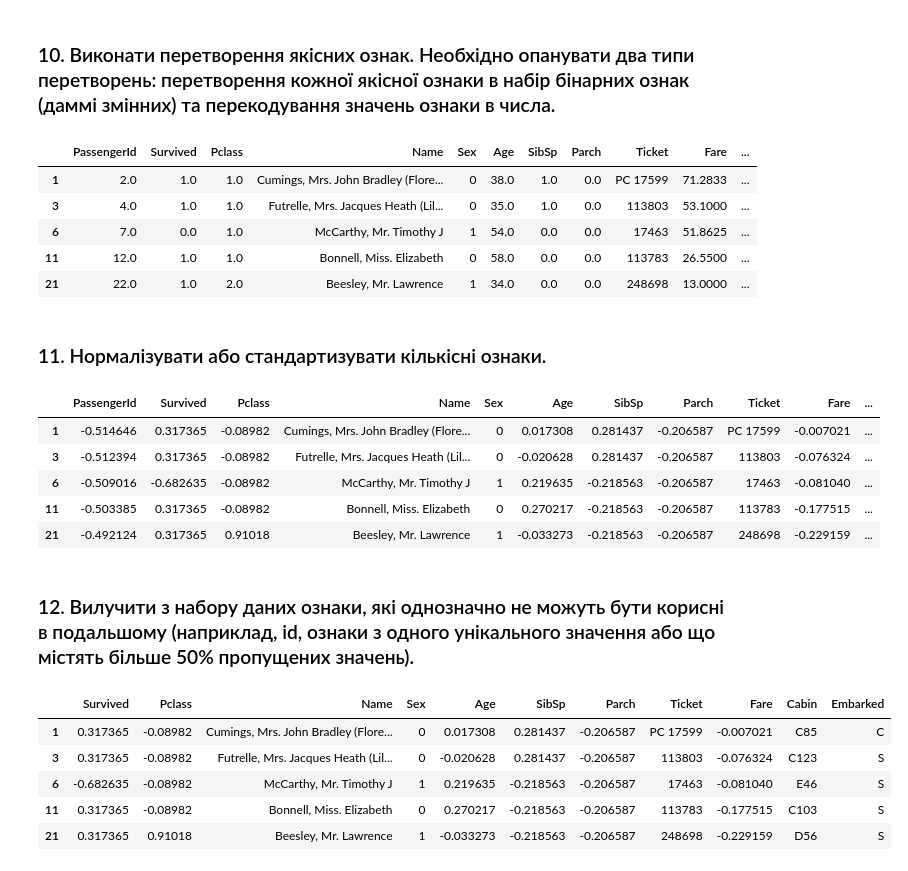
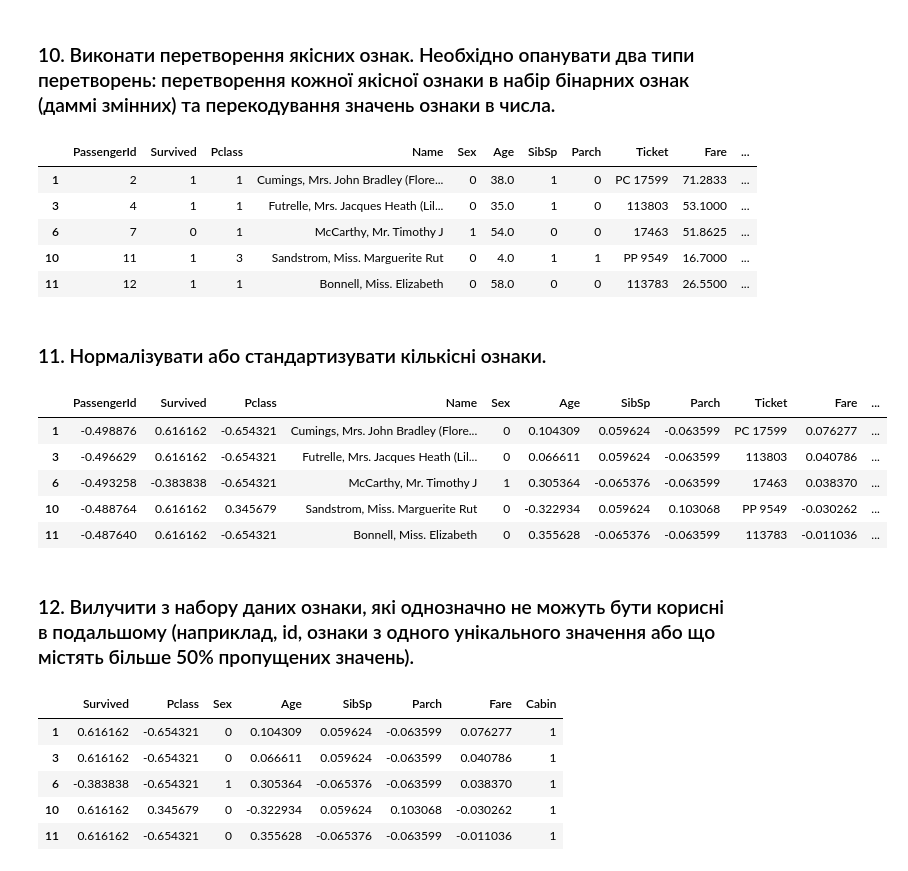
Before and after one commit to joeyave/machine-learning-project1, a Jupyter notebook: main.ipynb, the cells around one changed output. Saved outputs shown, nothing was run; the diff lists cells and outputs as text; code cells hidden in the pictures.

```diff
--- a/main.ipynb
+++ b/main.ipynb
@@ -98,6 +100,7 @@ dtype: int64
 # %% [markdown]
 ### 8. Якщо  у  наборі  даних  є  пропуски,  видалити  або  заповнити  їх.  Потрібно  вміти видаляти усі та лише частину рядків/стовпців з пропусками, а також заповнювати пропуски середнім значенням/медіаною/модою по усій вибірці та по даним лише відповідного класу.
 # %%
-titanic_data = titanic_data.dropna()
+titanic_data['Age'] = titanic_data['Age'].fillna(titanic_data['Age'].mean())
+# titanic_data = titanic_data.dropna()
 titanic_data.isnull().sum()
 # %% [output]
@@ -143,8 +137,20 @@ from scipy import stats
 import numpy as np
 
 print(titanic_data_num.shape)
-titanic_data_num = titanic_data_num[(np.abs(stats.zscore(titanic_data_num)) < 3).all(axis=1)]
+# titanic_data_num = titanic_data_num[(np.abs(stats.zscore(titanic_data_num)) < 3).all(axis=1)]
 print(titanic_data_num.shape)
+
+z = np.abs(stats.zscore(titanic_data_num))
+
+(arr1, arr2) = np.where(z > 3)
+
+outliers = {}
+for row, col in zip(arr1, arr2):
+    if titanic_data_num.columns[col] not in outliers:
+        outliers[titanic_data_num.columns[col]] = [titanic_data_num.loc[row][col]]
+    else:
+        outliers[titanic_data_num.columns[col]].append(titanic_data_num.loc[row][col])
+pprint(outliers)
 
 titanic_data[titanic_data_num.columns] = titanic_data_num
 titanic_data = titanic_data.dropna()
@@ -170,16 +191,15 @@ plt.pie(s.values, labels=s.index, autopct='%.1f%%')
 titanic_data_1 = pd.get_dummies(data=titanic_data, columns=titanic_data.select_dtypes(include=np.object).columns, drop_first=True)
 titanic_data_1.head()
 
-titanic_data_2 = titanic_data
-titanic_data_2["Sex"] = titanic_data_2["Sex"].factorize()[0]
-titanic_data_2.head()
+titanic_data["Sex"] = titanic_data["Sex"].factorize()[0]
+titanic_data.head()
 # %% [output]
 |  | PassengerId | Survived | Pclass | Name | Sex | Age | SibSp | Parch | Ticket | Fare | ... |
-| 1 | 2.0 | 1.0 | 1.0 | Cumings, Mrs. John Bradley (Flore... | 0 | 38.0 | 1.0 | 0.0 | PC 17599 | 71.2833 | ... |
-| 3 | 4.0 | 1.0 | 1.0 | Futrelle, Mrs. Jacques Heath (Lil... | 0 | 35.0 | 1.0 | 0.0 | 113803 | 53.1000 | ... |
-| 6 | 7.0 | 0.0 | 1.0 | McCarthy, Mr. Timothy J | 1 | 54.0 | 0.0 | 0.0 | 17463 | 51.8625 | ... |
-| 11 | 12.0 | 1.0 | 1.0 | Bonnell, Miss. Elizabeth | 0 | 58.0 | 0.0 | 0.0 | 113783 | 26.5500 | ... |
-| 21 | 22.0 | 1.0 | 2.0 | Beesley, Mr. Lawrence | 1 | 34.0 | 0.0 | 0.0 | 248698 | 13.0000 | ... |
+| 1 | 2 | 1 | 1 | Cumings, Mrs. John Bradley (Flore... | 0 | 38.0 | 1 | 0 | PC 17599 | 71.2833 | ... |
+| 3 | 4 | 1 | 1 | Futrelle, Mrs. Jacques Heath (Lil... | 0 | 35.0 | 1 | 0 | 113803 | 53.1000 | ... |
+| 6 | 7 | 0 | 1 | McCarthy, Mr. Timothy J | 1 | 54.0 | 0 | 0 | 17463 | 51.8625 | ... |
+| 10 | 11 | 1 | 3 | Sandstrom, Miss. Marguerite Rut | 0 | 4.0 | 1 | 1 | PP 9549 | 16.7000 | ... |
+| 11 | 12 | 1 | 1 | Bonnell, Miss. Elizabeth | 0 | 58.0 | 0 | 0 | 113783 | 26.5500 | ... |
 # %% [markdown]
 ### 11. Нормалізувати або стандартизувати кількісні ознаки.
 # %%
@@ -188,20 +208,22 @@ titanic_data[titanic_data_num_norm.columns] = titanic_data_num_norm
 titanic_data.head()
 # %% [output]
 |  | PassengerId | Survived | Pclass | Name | Sex | Age | SibSp | Parch | Ticket | Fare | ... |
-| 1 | -0.514646 | 0.317365 | -0.08982 | Cumings, Mrs. John Bradley (Flore... | 0 | 0.017308 | 0.281437 | -0.206587 | PC 17599 | -0.007021 | ... |
-| 3 | -0.512394 | 0.317365 | -0.08982 | Futrelle, Mrs. Jacques Heath (Lil... | 0 | -0.020628 | 0.281437 | -0.206587 | 113803 | -0.076324 | ... |
-| 6 | -0.509016 | -0.682635 | -0.08982 | McCarthy, Mr. Timothy J | 1 | 0.219635 | -0.218563 | -0.206587 | 17463 | -0.081040 | ... |
-| 11 | -0.503385 | 0.317365 | -0.08982 | Bonnell, Miss. Elizabeth | 0 | 0.270217 | -0.218563 | -0.206587 | 113783 | -0.177515 | ... |
-| 21 | -0.492124 | 0.317365 | 0.91018 | Beesley, Mr. Lawrence | 1 | -0.033273 | -0.218563 | -0.206587 | 248698 | -0.229159 | ... |
+| 1 | -0.498876 | 0.616162 | -0.654321 | Cumings, Mrs. John Bradley (Flore... | 0 | 0.104309 | 0.059624 | -0.063599 | PC 17599 | 0.076277 | ... |
+| 3 | -0.496629 | 0.616162 | -0.654321 | Futrelle, Mrs. Jacques Heath (Lil... | 0 | 0.066611 | 0.059624 | -0.063599 | 113803 | 0.040786 | ... |
+| 6 | -0.493258 | -0.383838 | -0.654321 | McCarthy, Mr. Timothy J | 1 | 0.305364 | -0.065376 | -0.063599 | 17463 | 0.038370 | ... |
+| 10 | -0.488764 | 0.616162 | 0.345679 | Sandstrom, Miss. Marguerite Rut | 0 | -0.322934 | 0.059624 | 0.103068 | PP 9549 | -0.030262 | ... |
+| 11 | -0.487640 | 0.616162 | -0.654321 | Bonnell, Miss. Elizabeth | 0 | 0.355628 | -0.065376 | -0.063599 | 113783 | -0.011036 | ... |
 # %% [markdown]
 ### 12. Вилучити  з  набору  даних  ознаки,  які  однозначно  не  можуть  бути  корисні  в подальшому (наприклад, id, ознаки з одного унікального значення або що містять більше 50% пропущених значень).
 # %%
-titanic_data.drop('PassengerId', axis=1, inplace=True)
+titanic_data.drop(['PassengerId', 'Name', 'Ticket', 'Embarked'], axis=1, inplace=True)
+titanic_data["Cabin"] = titanic_data["Cabin"].notnull().astype(int)
+
 titanic_data.head()
 # %% [output]
-|  | Survived | Pclass | Name | Sex | Age | SibSp | Parch | Ticket | Fare | Cabin | Embarked |
-| 1 | 0.317365 | -0.08982 | Cumings, Mrs. John Bradley (Flore... | 0 | 0.017308 | 0.281437 | -0.206587 | PC 17599 | -0.007021 | C85 | C |
-| 3 | 0.317365 | -0.08982 | Futrelle, Mrs. Jacques Heath (Lil... | 0 | -0.020628 | 0.281437 | -0.206587 | 113803 | -0.076324 | C123 | S |
-| 6 | -0.682635 | -0.08982 | McCarthy, Mr. Timothy J | 1 | 0.219635 | -0.218563 | -0.206587 | 17463 | -0.081040 | E46 | S |
-| 11 | 0.317365 | -0.08982 | Bonnell, Miss. Elizabeth | 0 | 0.270217 | -0.218563 | -0.206587 | 113783 | -0.177515 | C103 | S |
-| 21 | 0.317365 | 0.91018 | Beesley, Mr. Lawrence | 1 | -0.033273 | -0.218563 | -0.206587 | 248698 | -0.229159 | D56 | S |
+|  | Survived | Pclass | Sex | Age | SibSp | Parch | Fare | Cabin |
+| 1 | 0.616162 | -0.654321 | 0 | 0.104309 | 0.059624 | -0.063599 | 0.076277 | 1 |
+| 3 | 0.616162 | -0.654321 | 0 | 0.066611 | 0.059624 | -0.063599 | 0.040786 | 1 |
+| 6 | -0.383838 | -0.654321 | 1 | 0.305364 | -0.065376 | -0.063599 | 0.038370 | 1 |
+| 10 | 0.616162 | 0.345679 | 0 | -0.322934 | 0.059624 | 0.103068 | -0.030262 | 1 |
+| 11 | 0.616162 | -0.654321 | 0 | 0.355628 | -0.065376 | -0.063599 | -0.011036 | 1 |
```
Also changed, not shown: parts of 6 cells of this notebook.
